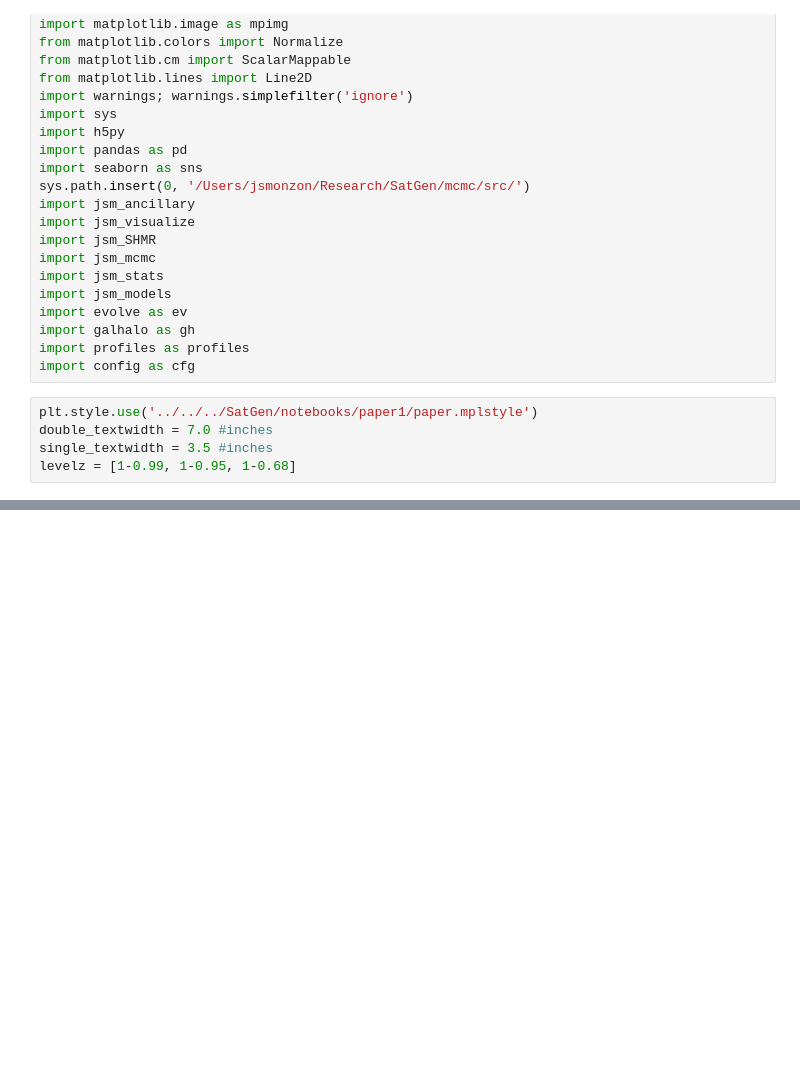
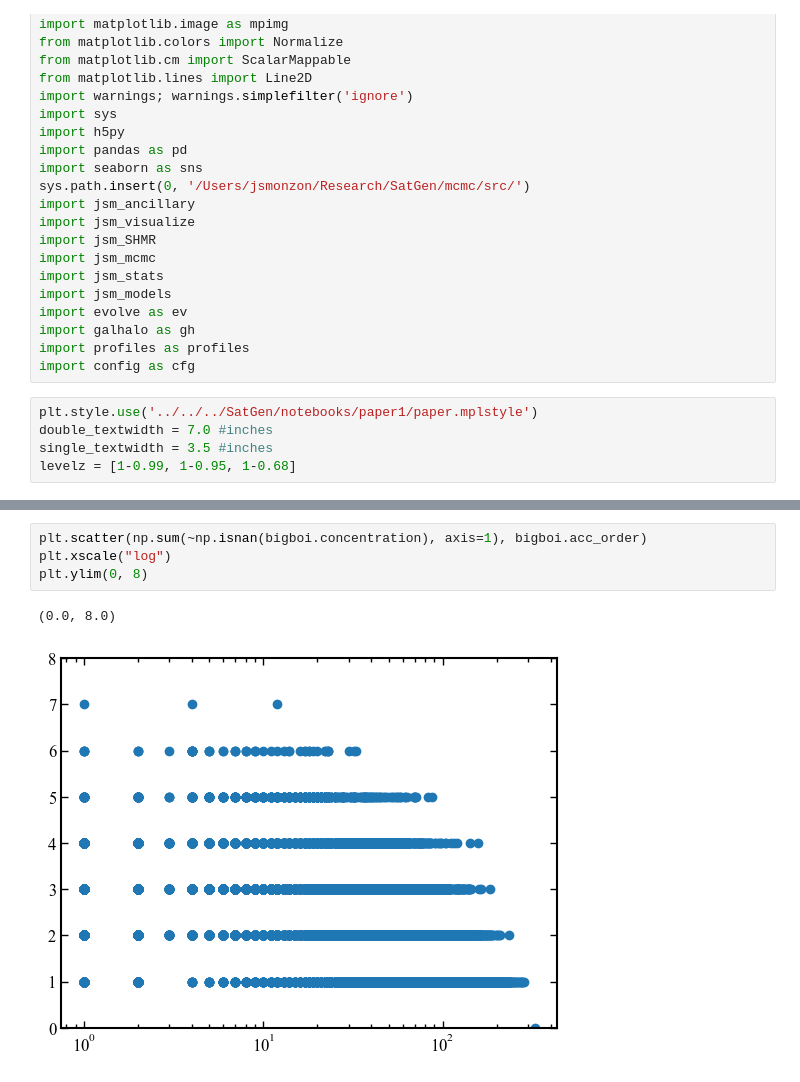
Before and after one commit to jsmonzon/MassSpec, a Jupyter notebook: notebooks/abundance/arborist_dev.ipynb, the cells around one changed output, grey strips where cells are left out. Saved outputs shown, nothing was run; the diff lists cells and outputs as text; blank space fills up the shorter version.

```diff
--- a/notebooks/abundance/arborist_dev.ipynb
+++ b/notebooks/abundance/arborist_dev.ipynb
@@ -38,0 +59,7 @@ latest = jsm_visualize.Arborist(file="../../../StellarHalo/data/four_examples/DF
+# %%
+plt.scatter(np.sum(~np.isnan(bigboi.concentration), axis=1), bigboi.acc_order)
+plt.xscale("log")
+plt.ylim(0, 8)
+# %% [output]
+(0.0, 8.0)
+[figure, added]
```
Also changed, not shown: parts of 22 cells of this notebook, 15 other files.
